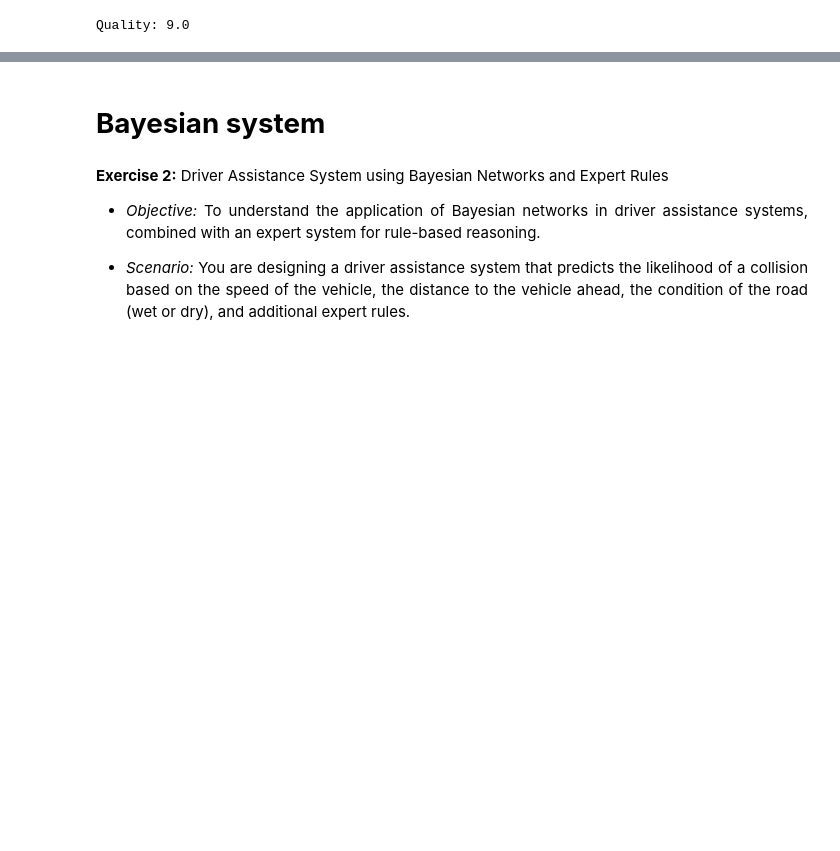
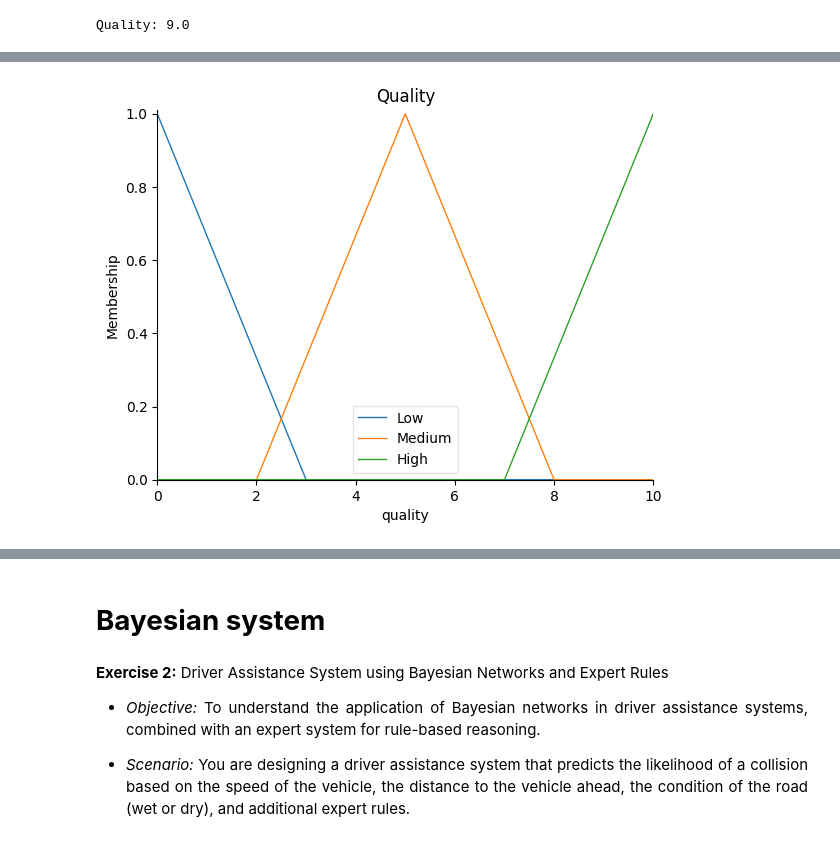
Before and after one commit to DiegoRaC14/UDLAP-AI, a Jupyter notebook: Fuzzy_Bayesian_systems_.ipynb, the cells around one changed output, grey strips where cells are left out. Saved outputs shown, nothing was run; the diff lists cells and outputs as text; code cells hidden in the pictures; blank space fills up the shorter version.

```diff
--- a/Fuzzy_Bayesian_systems_.ipynb
+++ b/Fuzzy_Bayesian_systems_.ipynb
@@ -101,0 +97,6 @@ surface_finish.view()
+# %%
+quality.view()
+plt.title("Quality")
+plt.show()
+# %% [output]
+[figure, added]
```
Also changed, not shown: parts of 10 cells of this notebook.
